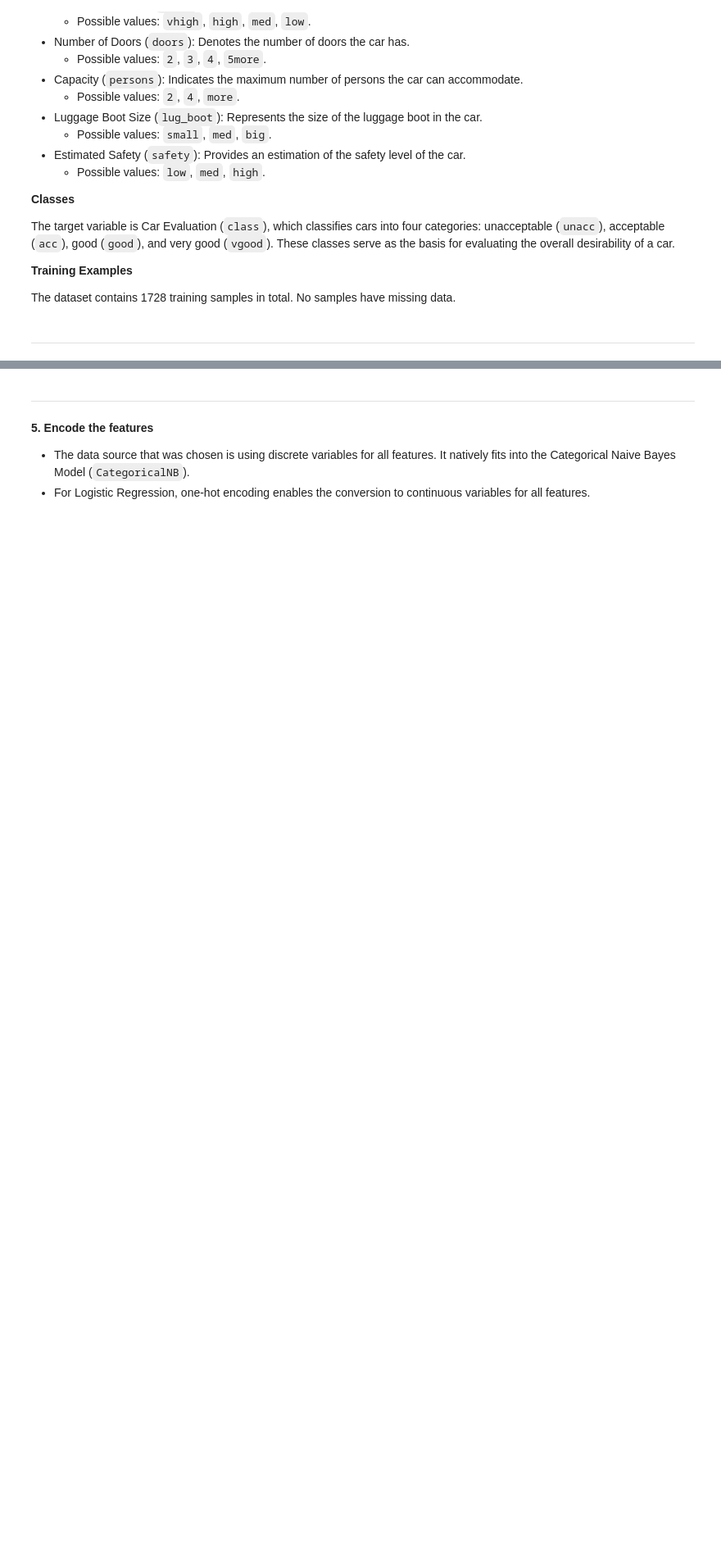
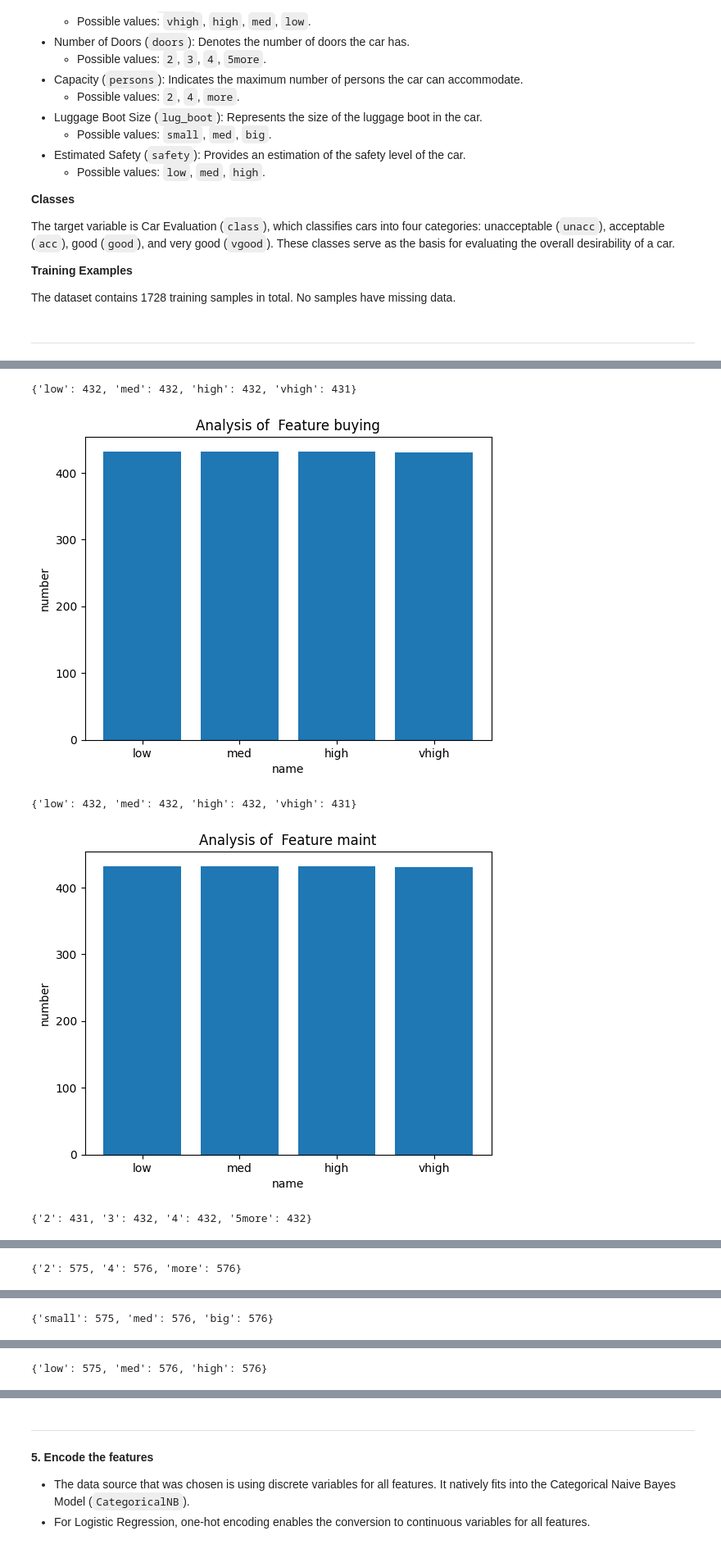
Before and after one commit to uOttawa-Collabs/CSI4106-Fall-2023, a Jupyter notebook: Assignment 2/CSI4106_A2.ipynb, the cells around one changed output, grey strips where cells are left out. Shown at 82% size. Saved outputs shown, nothing was run; the diff lists cells and outputs as text; code cells hidden in the pictures; blank space fills up the shorter version.

```diff
--- a/Assignment 2/CSI4106_A2.ipynb
+++ b/Assignment 2/CSI4106_A2.ipynb
@@ -99,0 +102,42 @@ The dataset contains 1728 training samples in total. No samples have missing dat
+# %%
+from matplotlib import pyplot as plot
+
+buying_dict = {"low": 0, "med": 0, "high": 0, "vhigh": 0}
+maint_dict = {"low": 0, "med": 0, "high": 0, "vhigh": 0}
+door_dict = {"2": 0, "3": 0, "4": 0, "5more": 0}
+persons_dict = {"2": 0, "4": 0, "more": 0}
+lug_dict = {"small": 0, "med": 0, "big": 0}
+safety_dict = {"low": 0, "med": 0, "high": 0}
+
+def analyze_data(dataframe, prop, dic):
+    data = dataframe[prop]
+    for row in data:
+        dic[row] += 1
+    generate_diagram(dic, prop)
+
+def generate_diagram(dic: dict, name):
+    print(dic)
+    x_list = []
+    y_list = []
+    for i in dic.keys():
+        x_list.append(i)
+        y_list.append(dic[i])
+    plot.bar(x_list, y_list)
+    plot.title("Analysis of " + " Feature " + name)
+    plot.xlabel("name")
+    plot.ylabel("number")
+    plot.show()
+
+
+analyze_data(dataframe, "buying", buying_dict)
+analyze_data(dataframe, "maint", maint_dict)
+analyze_data(dataframe, "doors", door_dict)
+analyze_data(dataframe, "persons", persons_dict)
+analyze_data(dataframe, "lug_boot", lug_dict)
+analyze_data(dataframe, "safety", safety_dict)
+# %% [output]
+{'low': 432, 'med': 432, 'high': 432, 'vhigh': 431}
+[figure, added]
+{'low': 432, 'med': 432, 'high': 432, 'vhigh': 431}
+[figure, added]
+{'2': 431, '3': 432, '4': 432, '5more': 432}
@@ -99,0 +145 @@ The dataset contains 1728 training samples in total. No samples have missing dat
+{'2': 575, '4': 576, 'more': 576}
@@ -99,0 +147 @@ The dataset contains 1728 training samples in total. No samples have missing dat
+{'small': 575, 'med': 576, 'big': 576}
@@ -99,0 +149 @@ The dataset contains 1728 training samples in total. No samples have missing dat
+{'low': 575, 'med': 576, 'high': 576}
```
Also changed, not shown: parts of 3 cells of this notebook.
